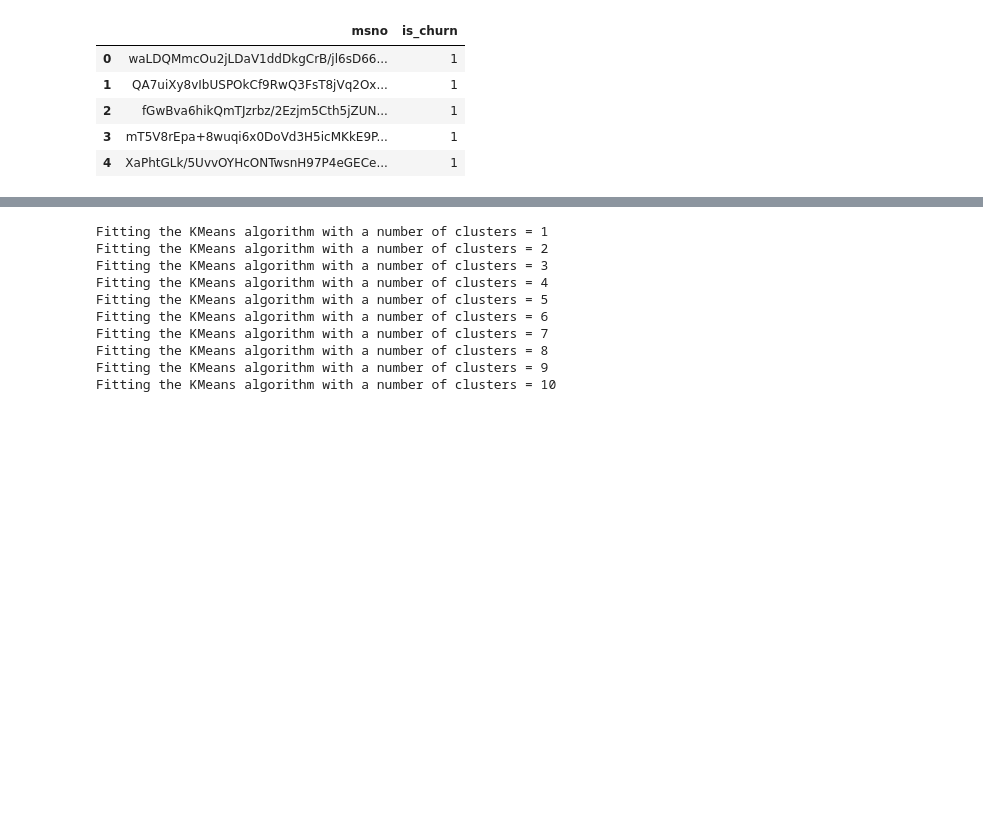
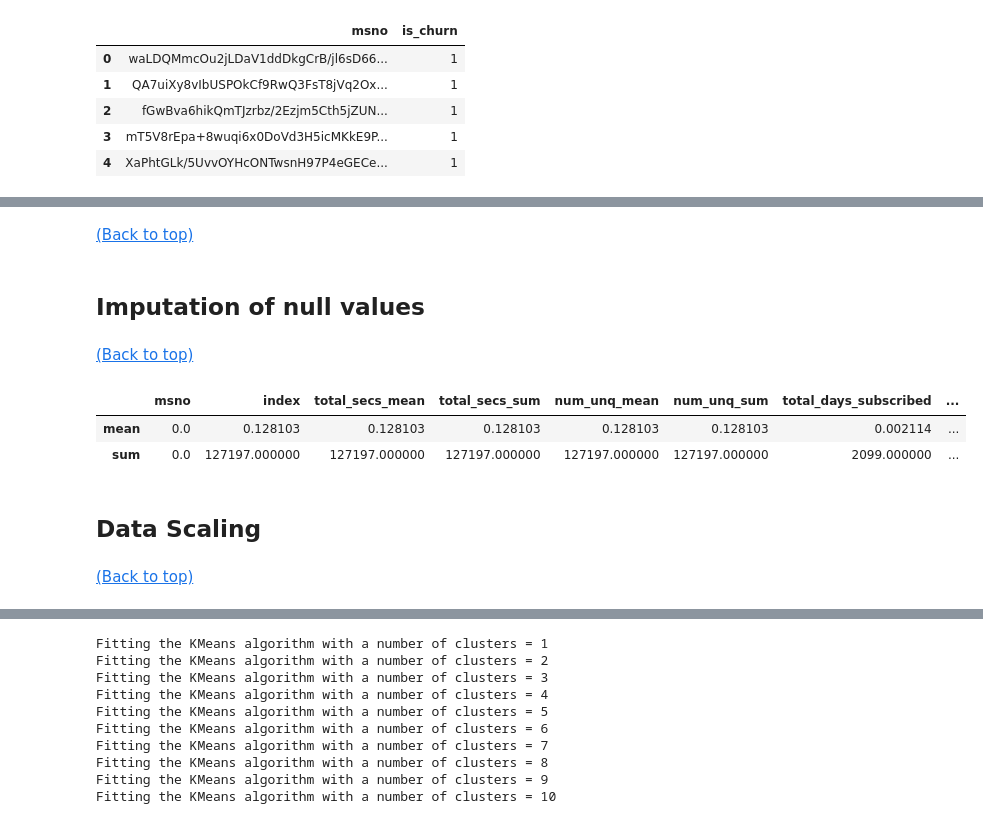
Before and after one commit to achrafaourik/Churn-Prediction, a Jupyter notebook: clustering_notebook.ipynb, the cells around one changed output, grey strips where cells are left out. Cells and saved outputs as stored; diff of their text form; code cells hidden in the pictures; blank space fills up the shorter version.

```diff
--- a/clustering_notebook.ipynb
+++ b/clustering_notebook.ipynb
@@ -87,4 +115,7 @@ aggs_user_logs_filtered.reset_index(inplace=True)
 aggs_trx.to_csv('./data/agg_transactions.csv', index=False)
 
 aggs_user_logs_filtered.to_csv('./data/agg_user_logs.csv', index=False)
+# %%
+aggs_trx = pd.read_csv('./data/agg_transactions.csv')
+aggs_user_logs = pd.read_csv('./data/agg_user_logs.csv')
 # %%
@@ -95,2 +124,0 @@ clustering_cols = ['bd', 'total_amount_paid', 'total_days_subscribed', 'num_unq_
-# %%
-merged_aggs['bd'].fillna(merged_aggs['bd'].median(), inplace=True)
@@ -100,0 +129,2 @@ dataset = merged_aggs[clustering_cols]
+# %% [markdown]
+[(Back to top)](#Table-of-Contents)
@@ -100,0 +135,4 @@ dataset = merged_aggs[clustering_cols]
+# %% [markdown]
+## Imputation of null values
+# %% [markdown]
+[(Back to top)](#Table-of-Contents)
@@ -100,0 +142,6 @@ dataset = merged_aggs[clustering_cols]
+# %%
+merged_aggs.isnull().agg(['mean','sum'])
+# %% [output]
+|  | msno | index | total_secs_mean | total_secs_sum | num_unq_mean | num_unq_sum | total_days_subscribed | ... |
+| mean | 0.0 | 0.128103 | 0.128103 | 0.128103 | 0.128103 | 0.128103 | 0.002114 | ... |
+| sum | 0.0 | 127197.000000 | 127197.000000 | 127197.000000 | 127197.000000 | 127197.000000 | 2099.000000 | ... |
@@ -101,3 +154,7 @@ dataset = merged_aggs[clustering_cols]
+# %% [markdown]
+## Data Scaling
+# %% [markdown]
+[(Back to top)](#Table-of-Contents)
 # %%
 X = dataset.values
 # %%
```
Also changed, not shown: parts of 59 cells of this notebook, 1 other file.
